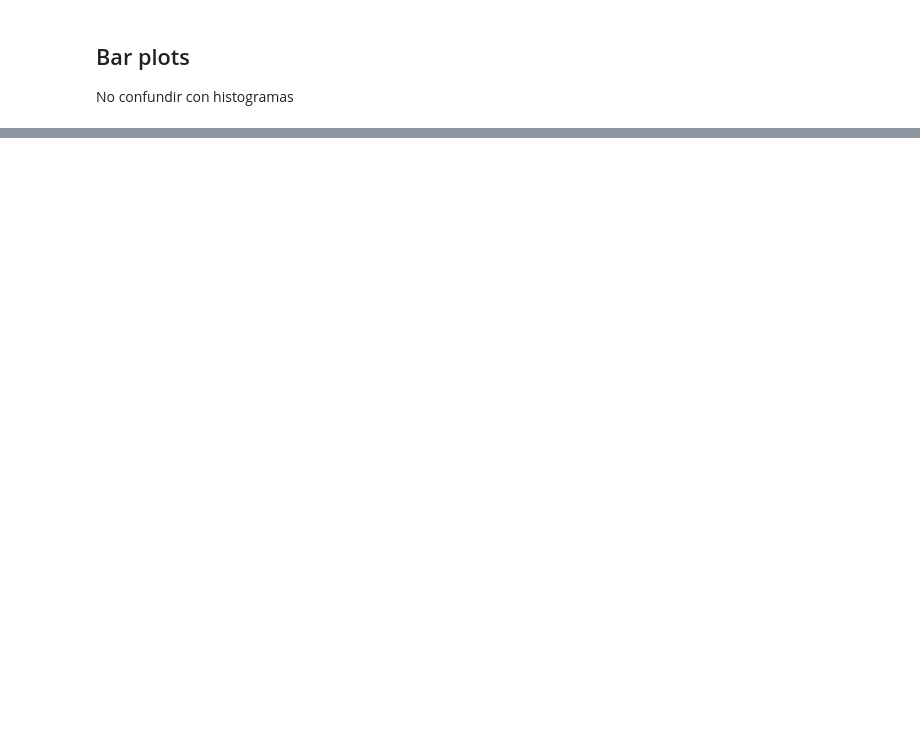
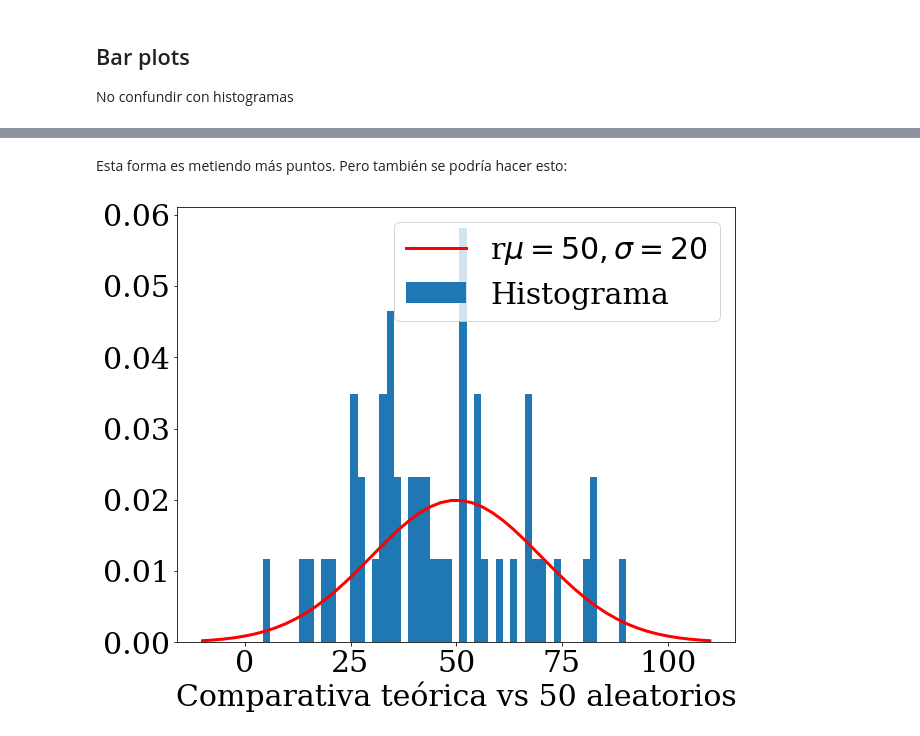
Before and after one commit to huanlui/numpy-pandas-notebook, a Jupyter notebook: Clase_4_1_Plotting_JLG.ipynb, the cells around one changed output, grey strips where cells are left out. Saved outputs shown, nothing was run; the diff lists cells and outputs as text; code cells hidden in the pictures; blank space fills up the shorter version.

```diff
--- a/Clase_4_1_Plotting_JLG.ipynb
+++ b/Clase_4_1_Plotting_JLG.ipynb
@@ -114,0 +146,3 @@ No confundir con histogramas
+# %%
+X2 = np.random.randn(10000)* 20 + 50
+plt.hist(X2,bins=50, density=True)
@@ -114,0 +168,20 @@ No confundir con histogramas
+# %% [markdown]
+Esta forma es metiendo más puntos. Pero también se podría hacer esto:
+# %%
+def pintar_histograma_vs_teorica(numero_de_puntos):
+    mu = 50
+    sigma = 20
+    X2 = np.random.randn(numero_de_puntos)*sigma + mu
+    from scipy.stats import norm
+    dist = norm(mu,sigma)
+    n = 50
+    xnorm = np.linspace(mu-3*sigma, mu+3* sigma , n)
+    ynorm = dist.pdf(xnorm)
+    plt.plot(xnorm,ynorm, 'r-', lw=3, label='r$\mu=%s, \sigma =%s$'% (mu,sigma) )
+    plt.hist(X2,bins=50,density=True, label='Histograma')
+    plt.legend();
+    plt.xlabel(f'Comparativa teórica vs {numero_de_puntos} aleatorios')
+# %%
+pintar_histograma_vs_teorica(50)
+# %% [output]
+[figure, added]
```
Also changed, not shown: parts of 31 cells of this notebook.
